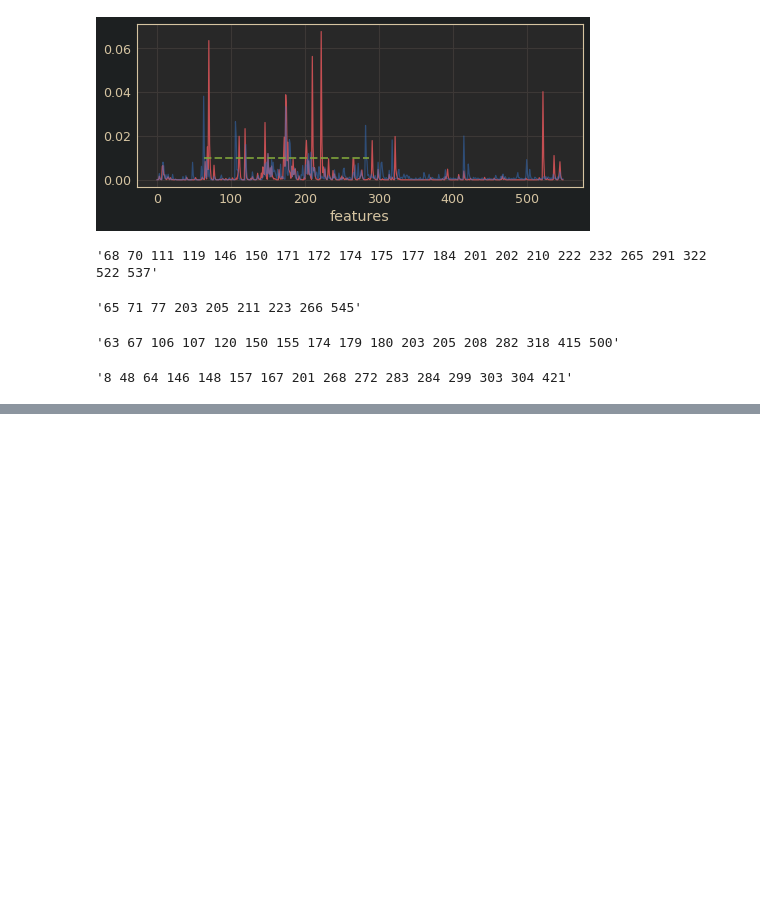
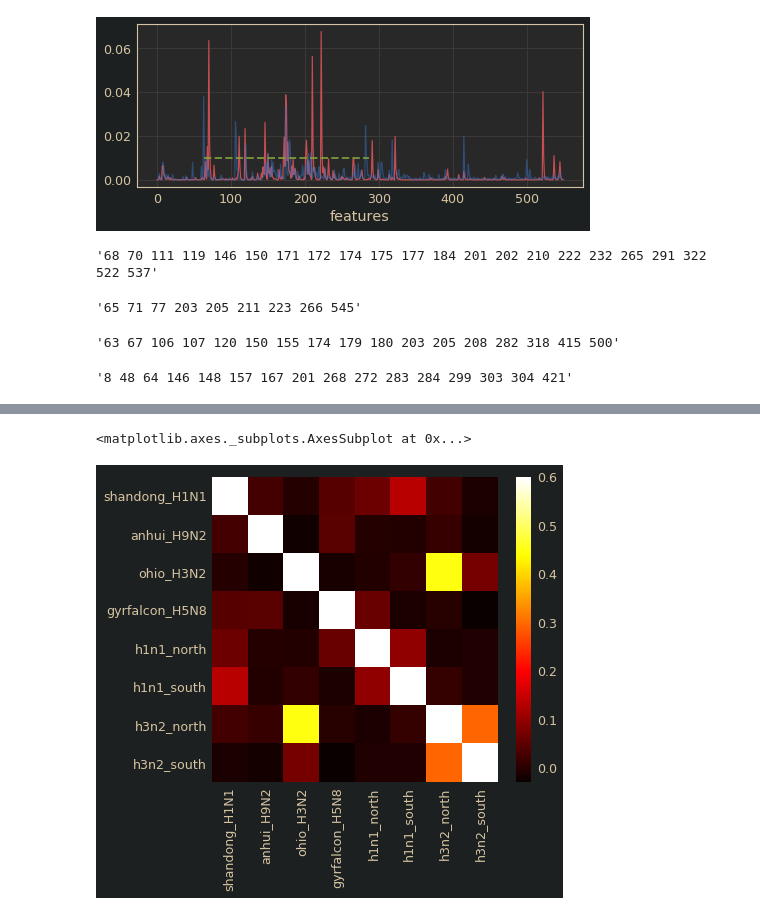
Before and after one commit to zeroknowledgediscovery/emergenet, a Jupyter notebook: extras/ntb/RBD_shap_figures.ipynb, the cells around one changed output, grey strips where cells are left out. Saved outputs shown, nothing was run; the diff lists cells and outputs as text; code cells hidden in the pictures; blank space fills up the shorter version.

```diff
--- a/extras/ntb/RBD_shap_figures.ipynb
+++ b/extras/ntb/RBD_shap_figures.ipynb
@@ -107,4 +107,9 @@ DF.corr()
 | mean_ | 0.109790 | -0.001067 | 0.193859 | 0.027173 | 0.186648 | 0.550326 | 0.574501 | 0.493075 | ... |
 # %%
 import seaborn as sns
+# %%
+sns.heatmap(DF.drop(['mean_','meanA_'],axis=1).corr(),cmap='hot',vmax=.6)
+# %% [output]
+<matplotlib.axes._subplots.AxesSubplot at 0x...>
+[figure, added]
 # %%
```
Also changed, not shown: parts of 3 cells of this notebook, 16 other files.
